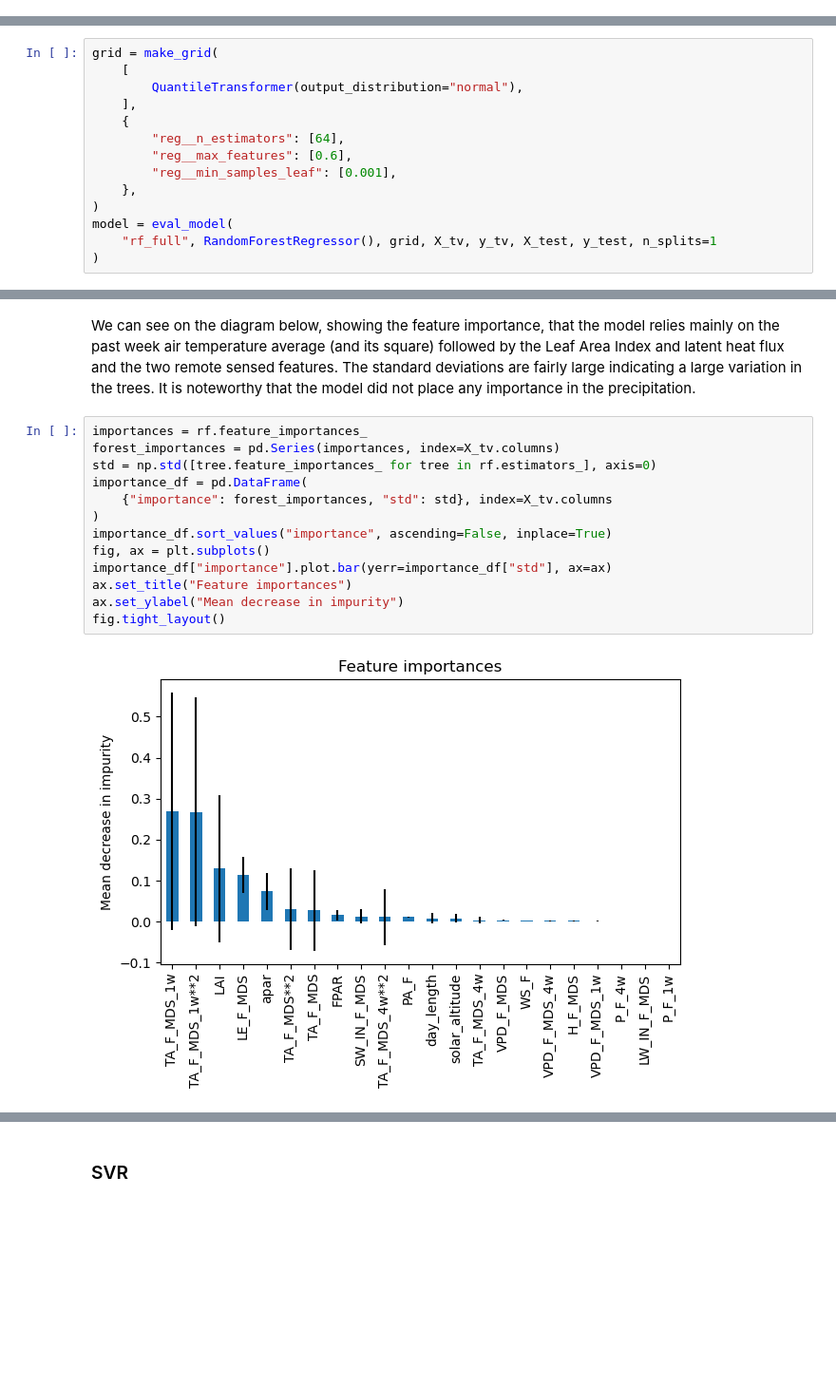
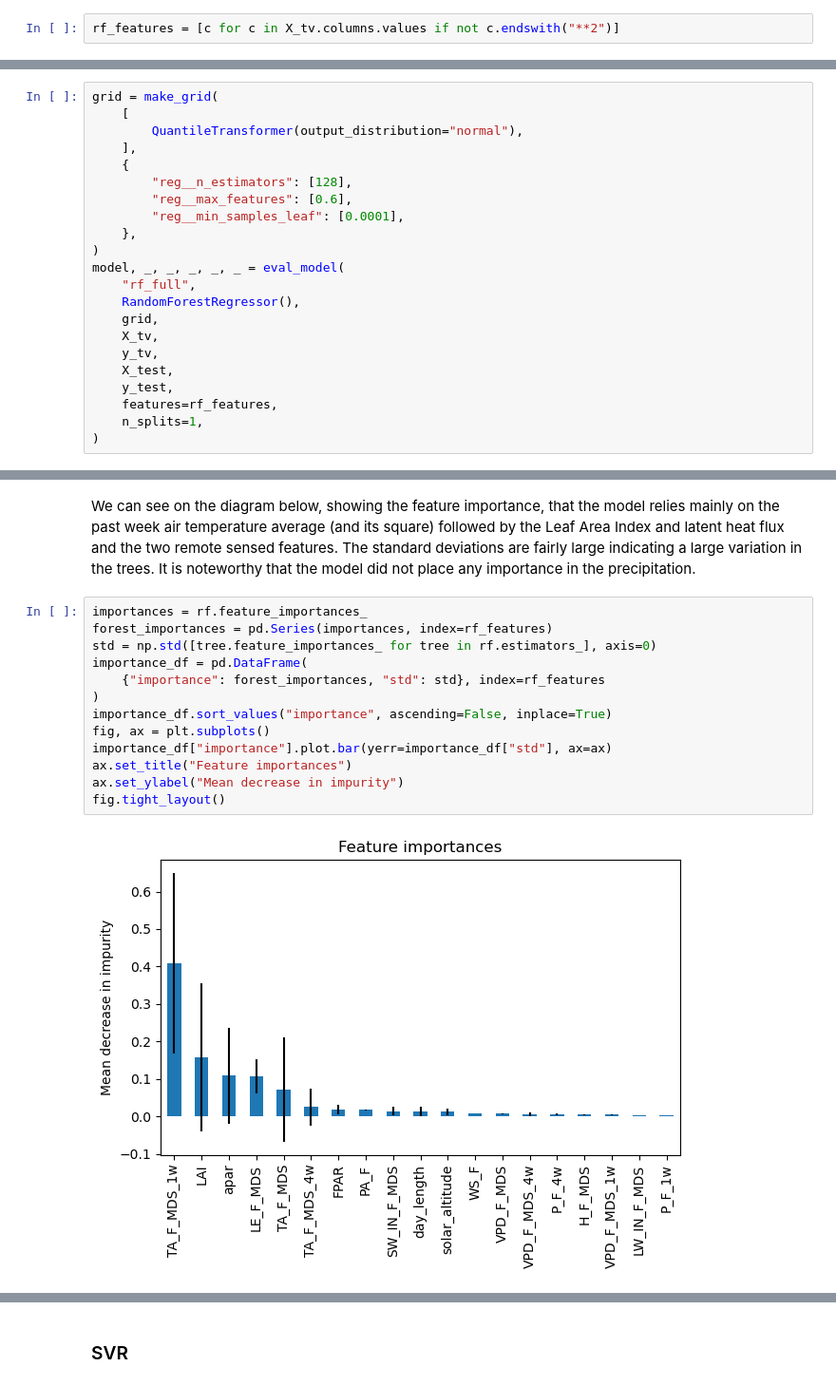
Before and after one commit to marcadella/GPP-prediction, a Jupyter notebook: 4_data_modeling.ipynb, the cells around one changed output, grey strips where cells are left out. Shown at 95% size. Cells and saved outputs as stored; diff of their text form; blank space fills up the shorter version.

Commit message:
Re-fit random forest

```diff
--- a/4_data_modeling.ipynb
+++ b/4_data_modeling.ipynb
@@ -367,3 +368,5 @@ Notes:
+# %%
+rf_features = [c for c in X_tv.columns.values if not c.endswith("**2")]
 # %%
 grid = make_grid(
     [
@@ -448,13 +473,21 @@ grid = make_grid(
         QuantileTransformer(output_distribution="normal"),
     ],
     {
-        "reg__n_estimators": [64],
+        "reg__n_estimators": [128],
         "reg__max_features": [0.6],
-        "reg__min_samples_leaf": [0.001],
+        "reg__min_samples_leaf": [0.0001],
     },
 )
-model = eval_model(
-    "rf_full", RandomForestRegressor(), grid, X_tv, y_tv, X_test, y_test, n_splits=1
+model, _, _, _, _, _ = eval_model(
+    "rf_full",
+    RandomForestRegressor(),
+    grid,
+    X_tv,
+    y_tv,
+    X_test,
+    y_test,
+    features=rf_features,
+    n_splits=1,
 )
 # %% [output]
 Fitting 1 folds for each of 1 candidates, totalling 1 fits
@@ -489,16 +522,16 @@ The standard deviations are fairly large indicating a large variation in the tre
 It is noteworthy that the model did not place any importance in the precipitation.
 # %%
 importances = rf.feature_importances_
-forest_importances = pd.Series(importances, index=X_tv.columns)
+forest_importances = pd.Series(importances, index=rf_features)
 std = np.std([tree.feature_importances_ for tree in rf.estimators_], axis=0)
 importance_df = pd.DataFrame(
-    {"importance": forest_importances, "std": std}, index=X_tv.columns
+    {"importance": forest_importances, "std": std}, index=rf_features
 )
 importance_df.sort_values("importance", ascending=False, inplace=True)
 fig, ax = plt.subplots()
 importance_df["importance"].plot.bar(yerr=importance_df["std"], ax=ax)
 ax.set_title("Feature importances")
 ax.set_ylabel("Mean decrease in impurity")
 fig.tight_layout()
 # %% [output]
-[figure, old version]
+[figure, new version]
```
Also changed, not shown: parts of 11 cells of this notebook, 7 other files.
